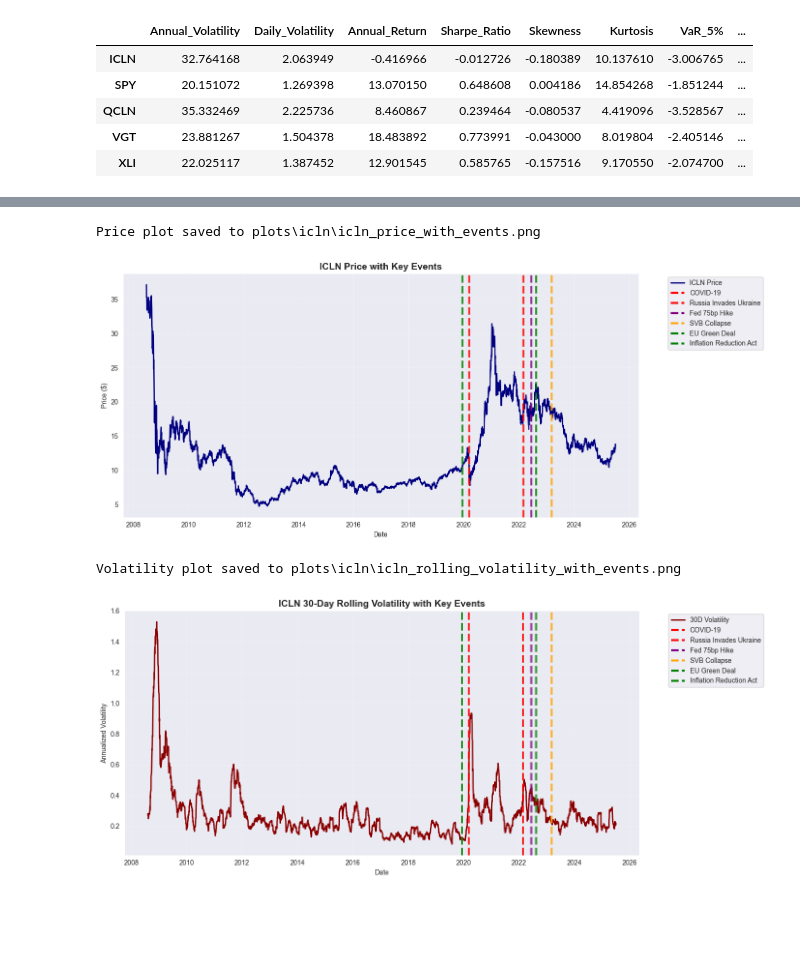
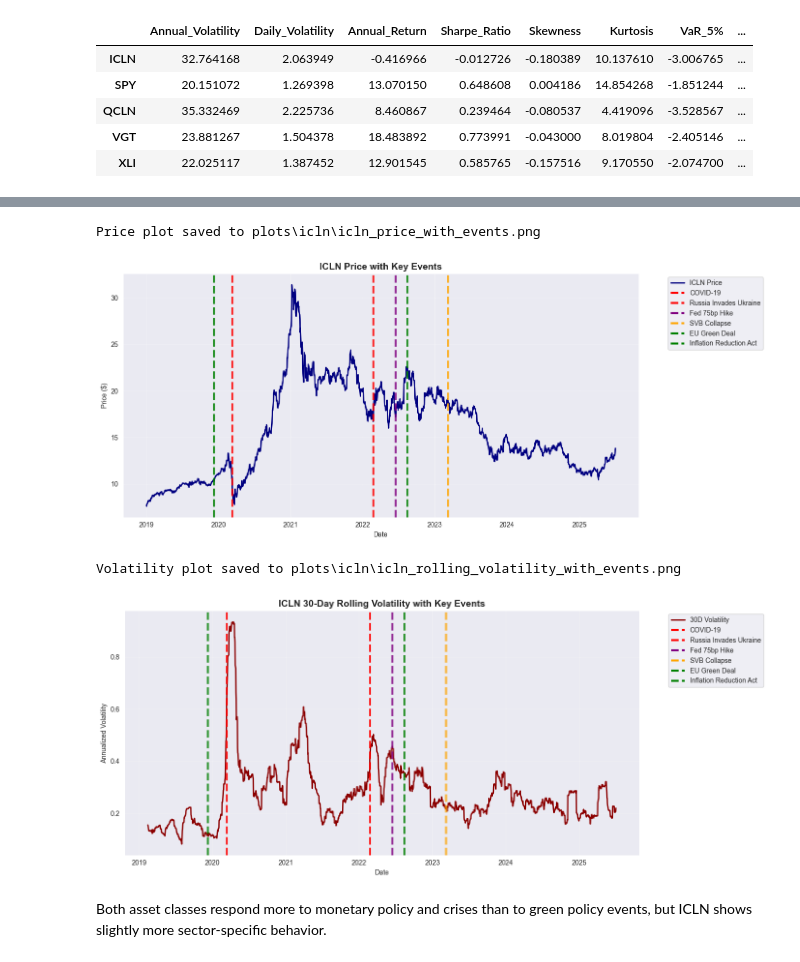
Before and after one commit to NureTkachMykhailo/summer-school-ai-for-greener-planet, a Jupyter notebook: icln-analysis.ipynb, the cells around one changed output, grey strips where cells are left out. Cells and saved outputs as stored; diff of their text form; code cells hidden in the pictures; blank space fills up the shorter version.

Commit message:
Add KRBN carbon allowances analysis. Improve ICLN analysis with additional explanations.

```diff
--- a/icln-analysis.ipynb
+++ b/icln-analysis.ipynb
@@ -568,3 +586,6 @@ event_colors = {
 
 event_dates = pd.to_datetime(list(events.keys()))
 event_labels = list(events.values())
+# %%
+icln_common_modified = icln['2019-01-01':common_end]
+icln_common_modified.head()
@@ -571,42 +601,42 @@ event_labels = list(events.values())
 # %%
 from matplotlib.lines import Line2D
 
 fig, ax = plt.subplots(figsize=(14, 6))
-ax.plot(icln.index, icln[price_col], label='ICLN Price', color='navy', linewidth=2)
+ax.plot(icln_common_modified.index, icln_common_modified[price_col], label='ICLN Price', color='navy', linewidth=2)
 
 legend_handles = []
 for date, label in zip(event_dates, event_labels):
-    if date >= icln.index[0] and date <= icln.index[-1]:
+    if date >= icln_common_modified.index[0] and date <= icln_common_modified.index[-1]:
         ax.axvline(date, color=event_colors[label], linestyle='--', linewidth=3, alpha=0.8)
         legend_handles.append(Line2D([0], [0], color=event_colors[label], linestyle='--', linewidth=3, label=f"{label}"))
 
 ax.set_title("ICLN Price with Key Events", fontsize=14, fontweight='bold')
 ax.set_ylabel("Price ($)")
 ax.set_xlabel("Date")
 ax.grid(True, alpha=0.3)
 
 ax.legend(handles=[Line2D([0], [0], color='navy', linewidth=2, label='ICLN Price')] + legend_handles,
           bbox_to_anchor=(1.05, 1), loc='upper left')
 
 plot_path_price = os.path.join(icln_plots, 'icln_price_with_events.png')
 plt.savefig(plot_path_price)
 print(f"Price plot saved to {plot_path_price}")
 
 plt.tight_layout()
 plt.show()
 # %% [output]
 Price plot saved to plots\icln\icln_price_with_events.png
-[figure, old version]
+[figure, new version]
 # %%
-daily_returns = icln[price_col].pct_change()
+daily_returns = icln_common_modified[price_col].pct_change()
 rolling_vol = daily_returns.rolling(30).std() * (252 ** 0.5)
 
 fig, ax = plt.subplots(figsize=(14, 6))
-ax.plot(icln.index, rolling_vol, label='30D Volatility', color='darkred', linewidth=2)
+ax.plot(icln_common_modified.index, rolling_vol, label='30D Volatility', color='darkred', linewidth=2)
 
 legend_handles = []
 for date, label in zip(event_dates, event_labels):
-    if date >= icln.index[0] and date <= icln.index[-1]:
+    if date >= icln_common_modified.index[0] and date <= icln_common_modified.index[-1]:
         ax.axvline(date, color=event_colors[label], linestyle='--', linewidth=3, alpha=0.8)
         legend_handles.append(Line2D([0], [0], color=event_colors[label], linestyle='--', linewidth=3, label=f"{label}"))
 
@@ -626,4 +656,6 @@ plt.tight_layout()
 plt.show()
 # %% [output]
 Volatility plot saved to plots\icln\icln_rolling_volatility_with_events.png
-[figure, old version]
+[figure, new version]
+# %% [markdown]
+Both asset classes respond more to monetary policy and crises than to green policy events, but ICLN shows slightly more sector-specific behavior.
```
Also changed, not shown: parts of 10 cells of this notebook, 26 other files.
